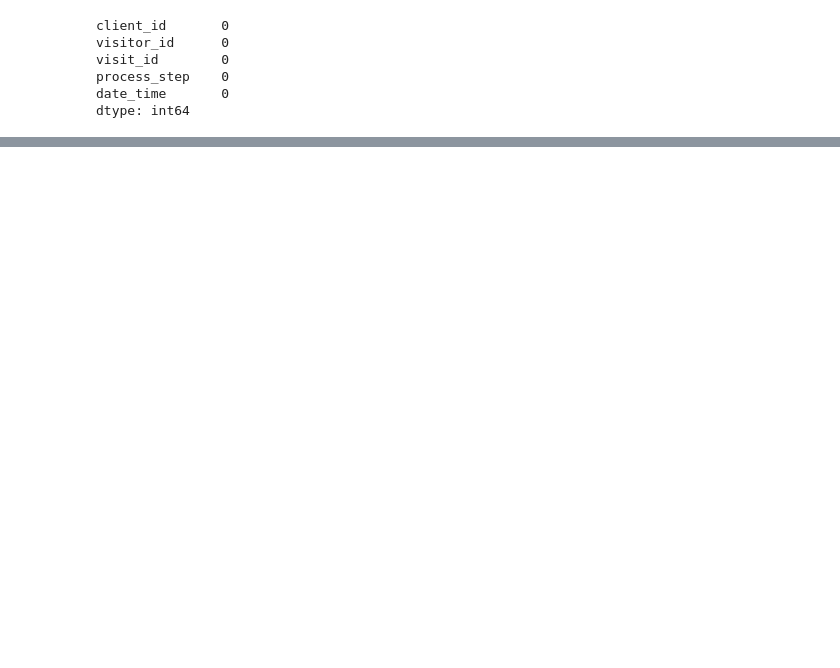
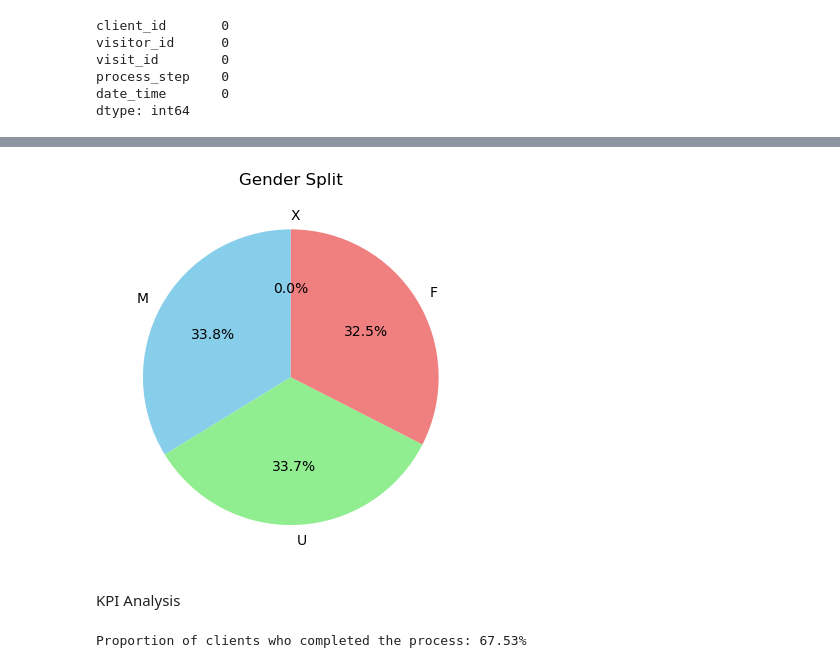
Before and after one commit to SheryllD/Project2, a Jupyter notebook: lu_datawrangling.ipynb, the cells around one changed output, grey strips where cells are left out. Saved outputs shown, nothing was run; the diff lists cells and outputs as text; code cells hidden in the pictures; blank space fills up the shorter version.

```diff
--- a/lu_datawrangling.ipynb
+++ b/lu_datawrangling.ipynb
@@ -92,0 +90,27 @@ Name: count, dtype: int64
+# %%
+# Gender Distribution of the Clients.
+
+geneder_split = df_web_client['gendr'].value_counts()
+geneder_split.plot(kind='pie', autopct='%1.1f%%', startangle=90, colors=['skyblue', 'lightgreen','lightcoral'])
+plt.title('Gender Split')
+plt.ylabel('')  # Hide y-label
+plt.show()
+# %% [output]
+[figure, added]
+# %% [markdown]
+KPI Analysis
+# %%
+# Completion Rate: The proportion of users who reach the final ‘confirm’ step.
+
+# Step 1: Total number of unique customers
+total_clients = df_web['client_id'].nunique()
+
+# Step 2: Number of customers who reached the "completed" step
+completed_clients = df_web[df_web['process_step'] == 'confirm']['client_id'].nunique()
+
+# Step 3: Calculate the proportion
+proportion_completed = completed_clients / total_clients
+
+print(f"Proportion of clients who completed the process: {proportion_completed:.2%}")
+# %% [output]
+Proportion of clients who completed the process: 67.53%
```
Also changed, not shown: parts of 16 cells of this notebook.
